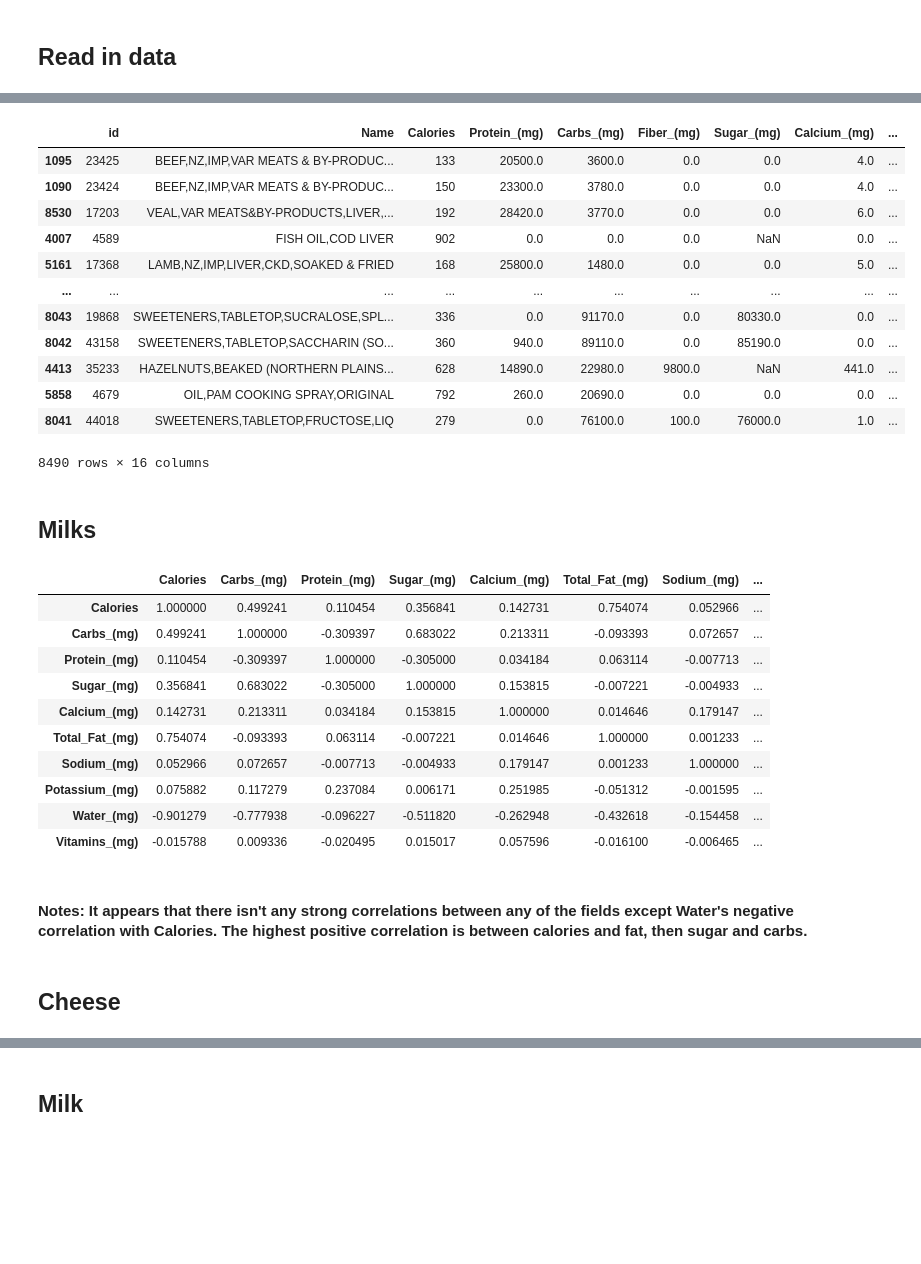
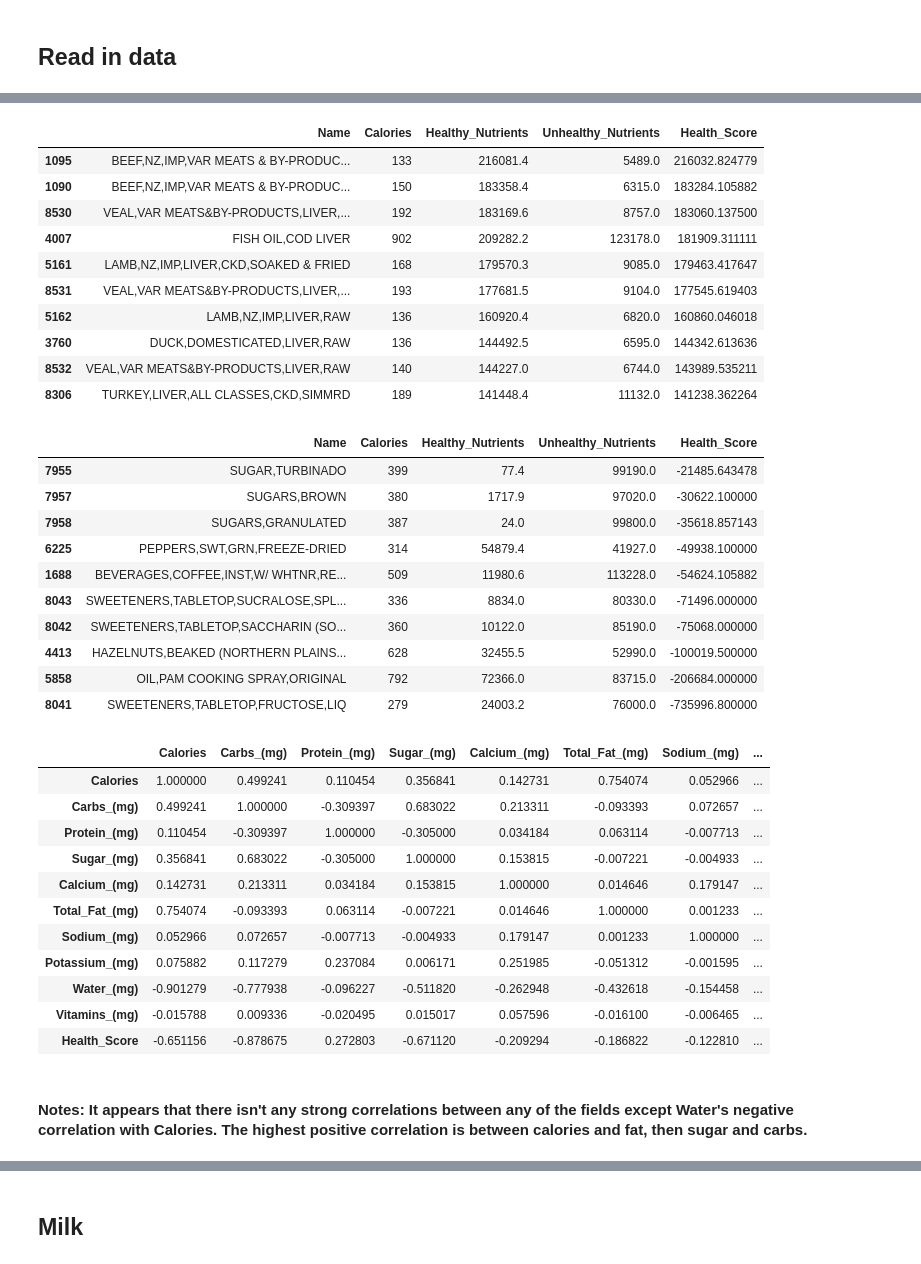
Before and after one commit to Dylanbbenson/Food_Nutrition_Analysis, a Jupyter notebook: Food_Nutrition_Analysis.ipynb, the cells around one changed output, grey strips where cells are left out. Cells and saved outputs as stored; diff of their text form; code cells hidden in the pictures; blank space fills up the shorter version.

```diff
--- a/Food_Nutrition_Analysis.ipynb
+++ b/Food_Nutrition_Analysis.ipynb
@@ -82,25 +82,36 @@ plt.show()
 # %%
 df = df.sort_values(by='Health_Score', ascending=False)
-df
+top_health_score = df.loc[:, ['Name', 'Calories', 'Healthy_Nutrients', 'Unhealthy_Nutrients', 'Health_Score']]
+top_health_score.head(10)
 # %% [output]
-|  | id | Name | Calories | Protein_(mg) | Carbs_(mg) | Fiber_(mg) | Sugar_(mg) | Calcium_(mg) | ... |
-| 1095 | 23425 | BEEF,NZ,IMP,VAR MEATS & BY-PRODUC... | 133 | 20500.0 | 3600.0 | 0.0 | 0.0 | 4.0 | ... |
-| 1090 | 23424 | BEEF,NZ,IMP,VAR MEATS & BY-PRODUC... | 150 | 23300.0 | 3780.0 | 0.0 | 0.0 | 4.0 | ... |
-| 8530 | 17203 | VEAL,VAR MEATS&BY-PRODUCTS,LIVER,... | 192 | 28420.0 | 3770.0 | 0.0 | 0.0 | 6.0 | ... |
-| 4007 | 4589 | FISH OIL,COD LIVER | 902 | 0.0 | 0.0 | 0.0 | NaN | 0.0 | ... |
-| 5161 | 17368 | LAMB,NZ,IMP,LIVER,CKD,SOAKED & FRIED | 168 | 25800.0 | 1480.0 | 0.0 | 0.0 | 5.0 | ... |
-| ... | ... | ... | ... | ... | ... | ... | ... | ... | ... |
-| 8043 | 19868 | SWEETENERS,TABLETOP,SUCRALOSE,SPL... | 336 | 0.0 | 91170.0 | 0.0 | 80330.0 | 0.0 | ... |
-| 8042 | 43158 | SWEETENERS,TABLETOP,SACCHARIN (SO... | 360 | 940.0 | 89110.0 | 0.0 | 85190.0 | 0.0 | ... |
-| 4413 | 35233 | HAZELNUTS,BEAKED (NORTHERN PLAINS... | 628 | 14890.0 | 22980.0 | 9800.0 | NaN | 441.0 | ... |
-| 5858 | 4679 | OIL,PAM COOKING SPRAY,ORIGINAL | 792 | 260.0 | 20690.0 | 0.0 | 0.0 | 0.0 | ... |
-| 8041 | 44018 | SWEETENERS,TABLETOP,FRUCTOSE,LIQ | 279 | 0.0 | 76100.0 | 100.0 | 76000.0 | 1.0 | ... |
+|  | Name | Calories | Healthy_Nutrients | Unhealthy_Nutrients | Health_Score |
+| 1095 | BEEF,NZ,IMP,VAR MEATS & BY-PRODUC... | 133 | 216081.4 | 5489.0 | 216032.824779 |
+| 1090 | BEEF,NZ,IMP,VAR MEATS & BY-PRODUC... | 150 | 183358.4 | 6315.0 | 183284.105882 |
+| 8530 | VEAL,VAR MEATS&BY-PRODUCTS,LIVER,... | 192 | 183169.6 | 8757.0 | 183060.137500 |
+| 4007 | FISH OIL,COD LIVER | 902 | 209282.2 | 123178.0 | 181909.311111 |
+| 5161 | LAMB,NZ,IMP,LIVER,CKD,SOAKED & FRIED | 168 | 179570.3 | 9085.0 | 179463.417647 |
+| 8531 | VEAL,VAR MEATS&BY-PRODUCTS,LIVER,... | 193 | 177681.5 | 9104.0 | 177545.619403 |
+| 5162 | LAMB,NZ,IMP,LIVER,RAW | 136 | 160920.4 | 6820.0 | 160860.046018 |
+| 3760 | DUCK,DOMESTICATED,LIVER,RAW | 136 | 144492.5 | 6595.0 | 144342.613636 |
+| 8532 | VEAL,VAR MEATS&BY-PRODUCTS,LIVER,RAW | 140 | 144227.0 | 6744.0 | 143989.535211 |
+| 8306 | TURKEY,LIVER,ALL CLASSES,CKD,SIMMRD | 189 | 141448.4 | 11132.0 | 141238.362264 |
-8490 rows × 16 columns
-# %% [markdown]
-## Milks
+# %%
+top_health_score.tail(10)
+# %% [output]
+|  | Name | Calories | Healthy_Nutrients | Unhealthy_Nutrients | Health_Score |
+| 7955 | SUGAR,TURBINADO | 399 | 77.4 | 99190.0 | -21485.643478 |
+| 7957 | SUGARS,BROWN | 380 | 1717.9 | 97020.0 | -30622.100000 |
+| 7958 | SUGARS,GRANULATED | 387 | 24.0 | 99800.0 | -35618.857143 |
+| 6225 | PEPPERS,SWT,GRN,FREEZE-DRIED | 314 | 54879.4 | 41927.0 | -49938.100000 |
+| 1688 | BEVERAGES,COFFEE,INST,W/ WHTNR,RE... | 509 | 11980.6 | 113228.0 | -54624.105882 |
+| 8043 | SWEETENERS,TABLETOP,SUCRALOSE,SPL... | 336 | 8834.0 | 80330.0 | -71496.000000 |
+| 8042 | SWEETENERS,TABLETOP,SACCHARIN (SO... | 360 | 10122.0 | 85190.0 | -75068.000000 |
+| 4413 | HAZELNUTS,BEAKED (NORTHERN PLAINS... | 628 | 32455.5 | 52990.0 | -100019.500000 |
+| 5858 | OIL,PAM COOKING SPRAY,ORIGINAL | 792 | 72366.0 | 83715.0 | -206684.000000 |
+| 8041 | SWEETENERS,TABLETOP,FRUCTOSE,LIQ | 279 | 24003.2 | 76000.0 | -735996.800000 |
 # %%
 #Create heatmap to check correlation in data
-correlation = df[["Calories", 'Carbs_(mg)', 'Protein_(mg)', "Sugar_(mg)", "Calcium_(mg)", "Total_Fat_(mg)", "Sodium_(mg)", "Potassium_(mg)", "Water_(mg)", 'Vitamins_(mg)']].copy()
+correlation = df[["Calories", 'Carbs_(mg)', 'Protein_(mg)', "Sugar_(mg)", "Calcium_(mg)", "Total_Fat_(mg)", "Sodium_(mg)", "Potassium_(mg)", "Water_(mg)", 'Vitamins_(mg)', 'Health_Score']].copy()
 sns.set_theme(style="white")
 corr = correlation.corr(method = 'pearson',  # The method of correlation
                   min_periods = 1 )
@@ -117,7 +128,6 @@ corr.style.background_gradient(cmap='coolwarm')
 | Potassium_(mg) | 0.075882 | 0.117279 | 0.237084 | 0.006171 | 0.251985 | -0.051312 | -0.001595 | ... |
 | Water_(mg) | -0.901279 | -0.777938 | -0.096227 | -0.511820 | -0.262948 | -0.432618 | -0.154458 | ... |
 | Vitamins_(mg) | -0.015788 | 0.009336 | -0.020495 | 0.015017 | 0.057596 | -0.016100 | -0.006465 | ... |
+| Health_Score | -0.651156 | -0.878675 | 0.272803 | -0.671120 | -0.209294 | -0.186822 | -0.122810 | ... |
 # %% [markdown]
 #### Notes: It appears that there isn't any strong correlations between any of the fields except Water's negative correlation with Calories. The highest positive correlation is between calories and fat, then sugar and carbs.
-# %% [markdown]
-## Cheese
```
Also changed, not shown: parts of 22 cells of this notebook, 1 other file.
